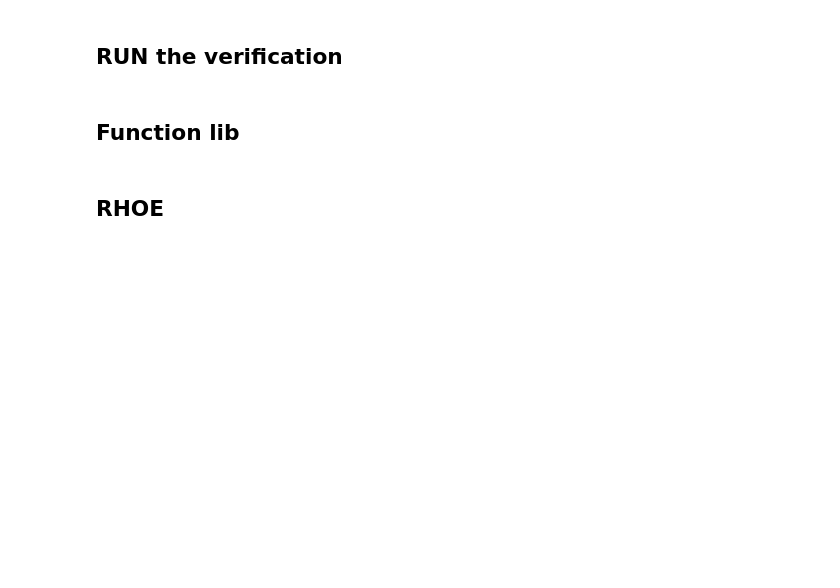
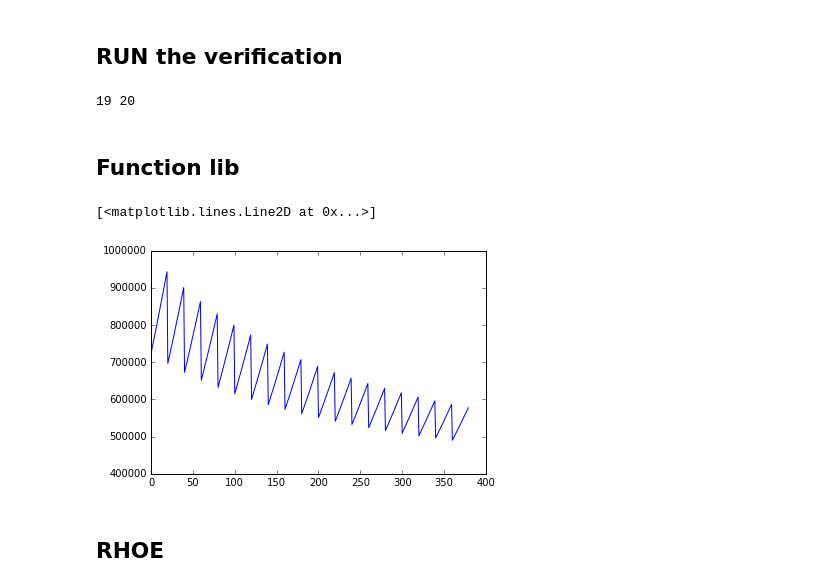
Before and after one commit to MatejKosec/LUTStandAlone, a Jupyter notebook: Verification.ipynb, the cells around one changed output. Drawn from its saved outputs; the diff is of its cells as text; code cells hidden in the pictures; blank space fills up the shorter version.

```diff
--- a/Verification.ipynb
+++ b/Verification.ipynb
@@ -75,6 +52,28 @@ for f in ("rhoe_out.dat","PT_out.dat", "Prho_out.dat","rhoT_out.dat","Ps_out.dat
 os.system('Debug/TableReader>log')
 with open('log') as l:
     l= l.readlines();
+# %%
+
+    #import the grid
+mesh = sp.genfromtxt('mesh.dat', skip_header=0, delimiter=',')
+mesh_Temperature  = mesh[:,0];
+mesh_Density      = mesh[:,1];
+mesh_Enthalpy     = mesh[:,2];
+mesh_StaticEnergy = mesh[:,3];
+mesh_Entropy      = mesh[:,4];
+mesh_Pressure     = mesh[:,5];
+mesh_SoundSpeed2  = mesh[:,6];
+mesh_dPdrho_e     = mesh[:,7];
+mesh_dPde_rho     = mesh[:,8];
+mesh_dTdrho_e     = mesh[:,9];
+mesh_dTde_rho     = mesh[:,10];
+mesh_Cp           = mesh[:,11];
+mesh_Mu           = mesh[:,12];
+mesh_P_dim = sp.where((mesh_Density-mesh_Density[0])!=0)[0][0]
+mesh_D_dim = len(mesh_Density)/mesh_P_dim
+print mesh_D_dim, mesh_P_dim
+# %% [output]
+19 20
 # %% [markdown]
 ## Function lib
 # %%
@@ -213,6 +212,12 @@ def plot_mesh(x,y):
         plt.plot(x[i:][::mesh_P_dim], y[i:][::mesh_P_dim], 'c-', alpha=0.3);
     for i in range(mesh_D_dim):
         plt.plot(x[i*mesh_P_dim:(i+1)*mesh_P_dim], y[i*mesh_P_dim:(i+1)*mesh_P_dim], 'c-', alpha=0.3);
+# %%
+%matplotlib inline
+plt.plot(mesh_StaticEnergy)
+# %% [output]
+[<matplotlib.lines.Line2D at 0x...>]
+[figure, added]
 # %% [markdown]
 ## RHOE
 # %%
```
Also changed, not shown: parts of 6 cells of this notebook, 2 other files.
